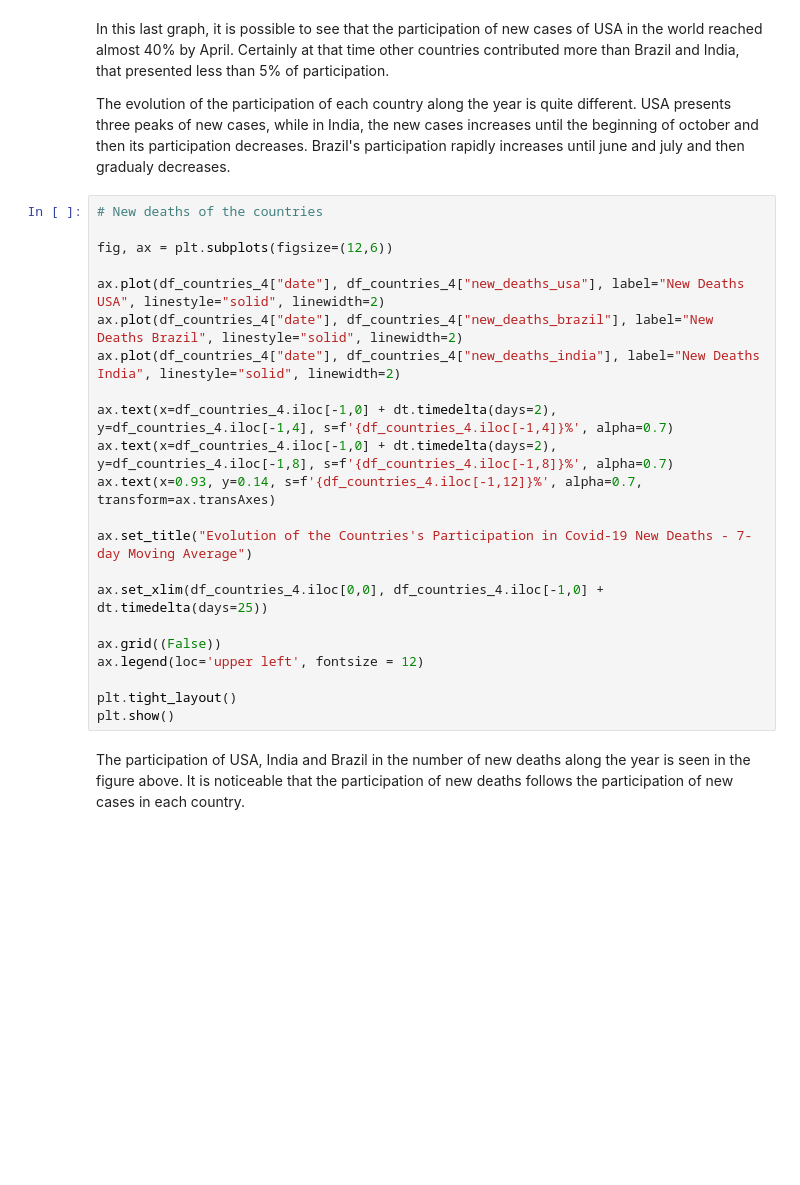
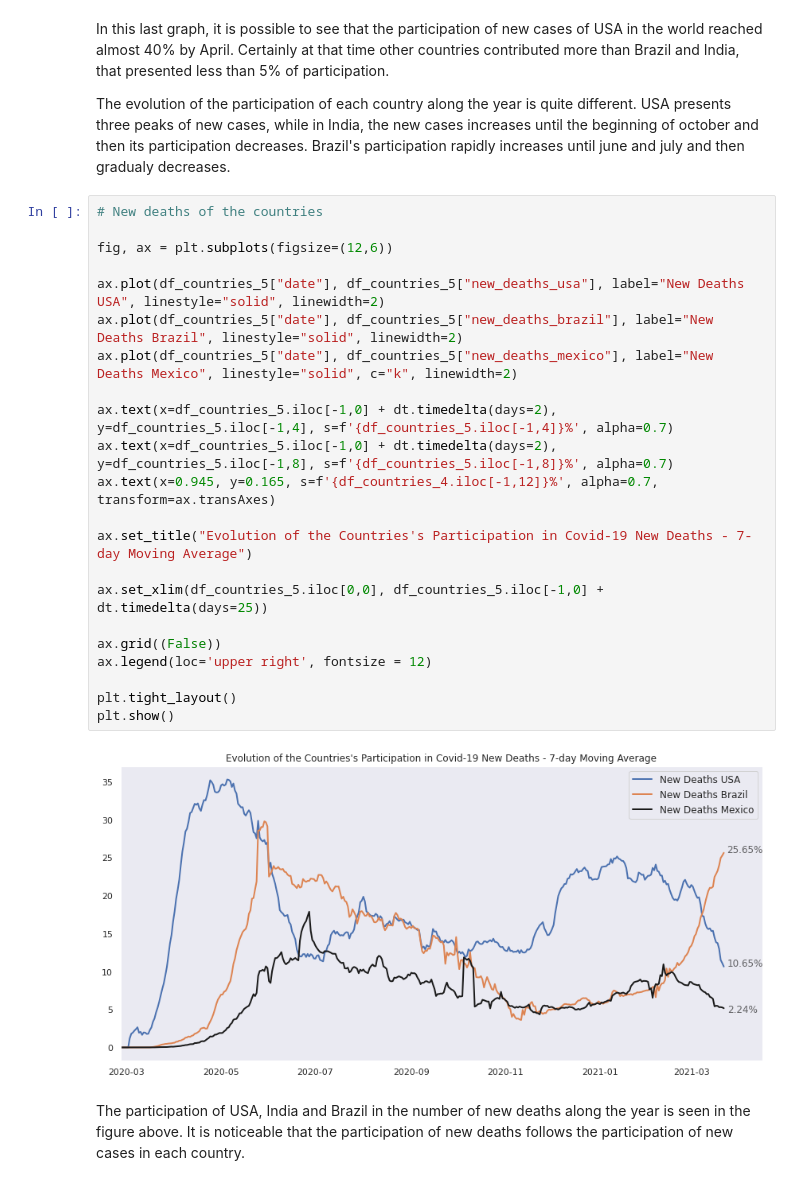
Before and after one commit to JoaoSiqueiraDS/DS_Days, a Jupyter notebook: Analysis_of_COVID-19_scenario_v2.ipynb, the cells around one changed output. Cells and saved outputs as stored; diff of their text form; blank space fills up the shorter version.

```diff
--- a/Analysis_of_COVID-19_scenario_v2.ipynb
+++ b/Analysis_of_COVID-19_scenario_v2.ipynb
@@ -773,25 +779,27 @@ The evolution of the participation of each country along the year is quite diffe
 # %%
 # New deaths of the countries
 
 fig, ax = plt.subplots(figsize=(12,6))
 
-ax.plot(df_countries_4["date"], df_countries_4["new_deaths_usa"], label="New Deaths USA", linestyle="solid", linewidth=2)
-ax.plot(df_countries_4["date"], df_countries_4["new_deaths_brazil"], label="New Deaths Brazil", linestyle="solid", linewidth=2)
-ax.plot(df_countries_4["date"], df_countries_4["new_deaths_india"], label="New Deaths India", linestyle="solid", linewidth=2)
+ax.plot(df_countries_5["date"], df_countries_5["new_deaths_usa"], label="New Deaths USA", linestyle="solid", linewidth=2)
+ax.plot(df_countries_5["date"], df_countries_5["new_deaths_brazil"], label="New Deaths Brazil", linestyle="solid", linewidth=2)
+ax.plot(df_countries_5["date"], df_countries_5["new_deaths_mexico"], label="New Deaths Mexico", linestyle="solid", c="k", linewidth=2)
 
-ax.text(x=df_countries_4.iloc[-1,0] + dt.timedelta(days=2), y=df_countries_4.iloc[-1,4], s=f'{df_countries_4.iloc[-1,4]}%', alpha=0.7)
-ax.text(x=df_countries_4.iloc[-1,0] + dt.timedelta(days=2), y=df_countries_4.iloc[-1,8], s=f'{df_countries_4.iloc[-1,8]}%', alpha=0.7)
-ax.text(x=0.93, y=0.14, s=f'{df_countries_4.iloc[-1,12]}%', alpha=0.7, transform=ax.transAxes)
+ax.text(x=df_countries_5.iloc[-1,0] + dt.timedelta(days=2), y=df_countries_5.iloc[-1,4], s=f'{df_countries_5.iloc[-1,4]}%', alpha=0.7)
+ax.text(x=df_countries_5.iloc[-1,0] + dt.timedelta(days=2), y=df_countries_5.iloc[-1,8], s=f'{df_countries_5.iloc[-1,8]}%', alpha=0.7)
+ax.text(x=0.945, y=0.165, s=f'{df_countries_4.iloc[-1,12]}%', alpha=0.7, transform=ax.transAxes)
 
 ax.set_title("Evolution of the Countries's Participation in Covid-19 New Deaths - 7-day Moving Average")
 
-ax.set_xlim(df_countries_4.iloc[0,0], df_countries_4.iloc[-1,0] + dt.timedelta(days=25))
+ax.set_xlim(df_countries_5.iloc[0,0], df_countries_5.iloc[-1,0] + dt.timedelta(days=25))
 
 ax.grid((False))
-ax.legend(loc='upper left', fontsize = 12)
+ax.legend(loc='upper right', fontsize = 12)
 
 plt.tight_layout()
 plt.show()
+# %% [output]
+[figure, added]
 # %% [markdown]
 The participation of USA, India and Brazil in the number of new deaths along the year is seen in the figure above. It is noticeable that the participation of new deaths follows the participation of new cases in each country.
 # %% [markdown]
```
Also changed, not shown: parts of 4 cells of this notebook.
